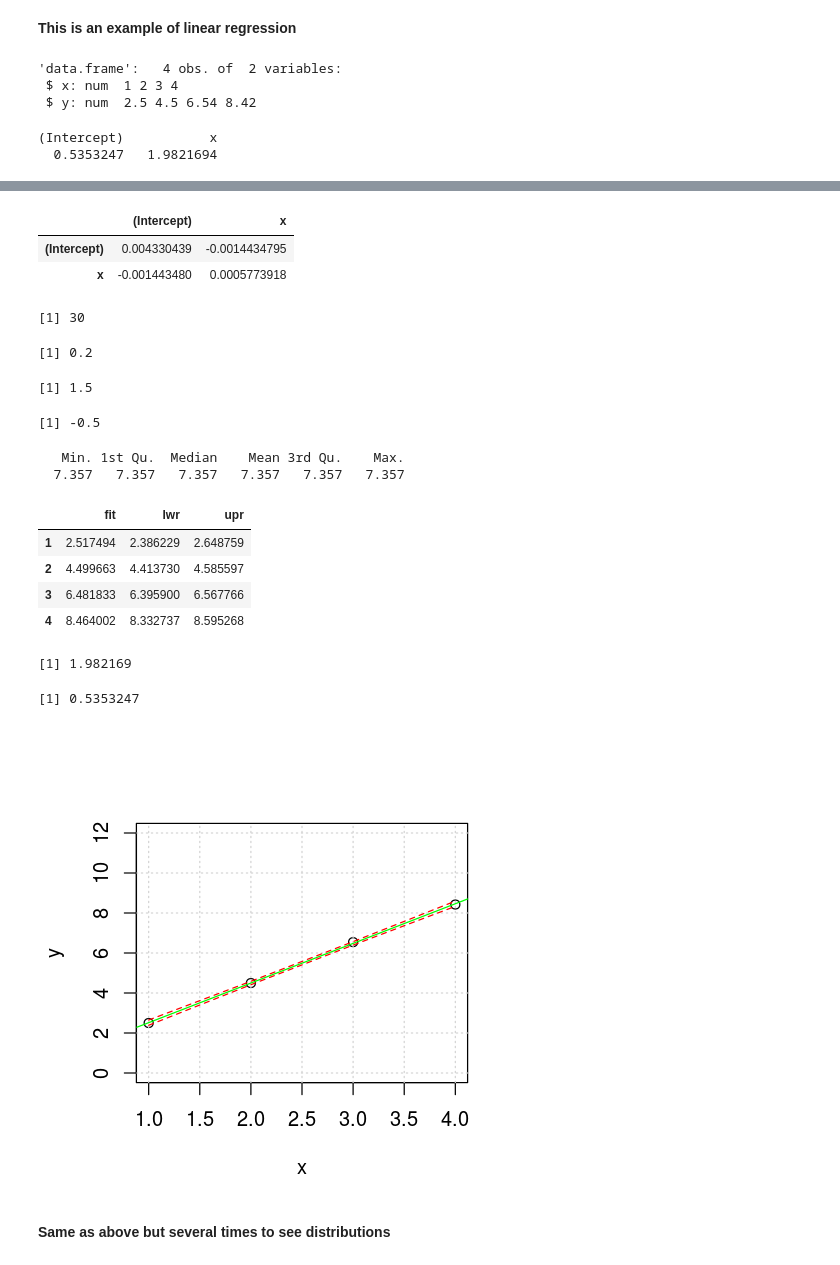
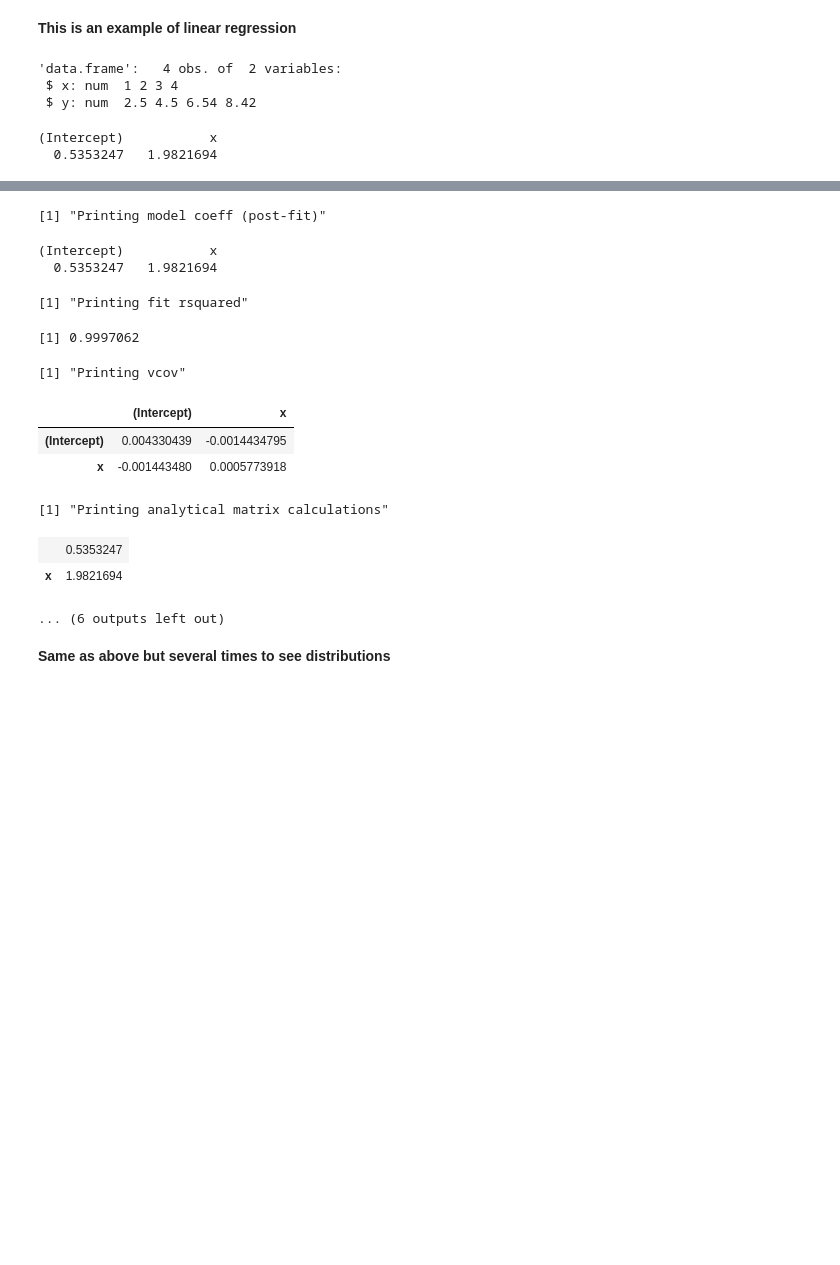
Before and after one commit to ebusato/jupyter_R, a Jupyter notebook: basics.ipynb, the cells around one changed output, grey strips where cells are left out. Cells and saved outputs as stored; diff of their text form; code cells hidden in the pictures; blank space fills up the shorter version.

```diff
--- a/basics.ipynb
+++ b/basics.ipynb
@@ -131,7 +131,8 @@ slopet <- 2
 interceptt <- 0.4
 
 # Generate pseudo-data
-y <- slopet*x + interceptt + rnorm(length(x), 0, 0.1)
+sigma <- 0.1
+y <- slopet*x + interceptt + rnorm(length(x), 0, sigma)
 
 # Making data frame
 ds <- data.frame(x = x, y = y)
@@ -146,23 +147,40 @@ ds.lm <- lm(y~x, data=ds)
 coeffs = coefficients(ds.lm)
 coeffs
 
+print("Printing model summary")
 summary(ds.lm)
 
+print("Printing model coeff (post-fit)")
+ds.lm$coef
+
+print("Printing fit rsquared")
 summary(ds.lm)$r.squared
 
+print("Printing vcov")
 vcov(ds.lm)
 
+print("Printing analytical matrix calculations")
+# Analytical from matrices
+X <- cbind(1, x)
+betaHat <- solve(t(X) %*% X) %*% t(X) %*% y
+#var_betaHat <- anova(mod)[[3]][2] * solve(t(X) %*% X)
+covMatrix <- anova(ds.lm)[[3]][2] * solve(t(X) %*% X)
 
+betaHat
+covMatrix
+
+print("Printing analytical explicit calculations")
 # Analytical covariance matrix (see my statistics exercices)
-sum(x^2)
-denom <- length(x)*sum(x^2) - sum(x)*sum(x)
-varslope <- length(x)/denom
-varintercept <- sum(x^2)/denom
-covsllint <- -1*sum(x)/denom
-varslope
-varintercept
-covsllint
+sigmahatsq <- 1/(length(x)-2)*sum((y - (betaHat[2]*x + betaHat[1]))^2)
+factor <- sigmahatsq/(length(x)*sum(x^2) - (sum(x)*sum(x)))
+varslope <- length(x)*factor
+varintercept <- sum(x^2)*factor
+covsllint <- -1*sum(x)*factor
+sprintf("Analytical results: varslope=%.8f varintercept=%.8f covariance=%.8f", varslope, varintercept, covsllint)
 
+#sqrt(1/(length(x)-0)*sum((y - mean(y))^2))
+
+print("Plotting")
 # Plot fit
 # method 1
 #yt <- coeffs[2]*x+coeffs[1]
@@ -222,20 +240,16 @@ F-statistic:  6805 on 1 and 2 DF,  p-value: 0.0001469
-|  | (Intercept) | x |
-| (Intercept) | 0.004330439 | -0.0014434795 |
-| x | -0.001443480 | 0.0005773918 |
-[1] 30
+[1] "Printing model coeff (post-fit)"
-[1] 0.2
+(Intercept)           x
+  0.5353247   1.9821694
-[1] 1.5
+[1] "Printing fit rsquared"
-[1] -0.5
+[1] 0.9997062
-   Min. 1st Qu.  Median    Mean 3rd Qu.    Max.
-  7.357   7.357   7.357   7.357   7.357   7.357
+[1] "Printing vcov"
+|  | (Intercept) | x |
+| (Intercept) | 0.004330439 | -0.0014434795 |
+| x | -0.001443480 | 0.0005773918 |
+[1] "Printing analytical matrix calculations"
-|  | fit | lwr | upr |
-| 1 | 2.517494 | 2.386229 | 2.648759 |
-| 2 | 4.499663 | 4.413730 | 4.585597 |
-| 3 | 6.481833 | 6.395900 | 6.567766 |
-| 4 | 8.464002 | 8.332737 | 8.595268 |
+|  | 0.5353247 |
+| x | 1.9821694 |
-[1] 1.982169
-[1] 0.5353247
+... (6 outputs left out)
-[figure, removed]
 # %% [markdown]
 __Same as above but several times to see distributions__
 # %%
```
Also changed, not shown: parts of 1 cell of this notebook, 1 other file.
